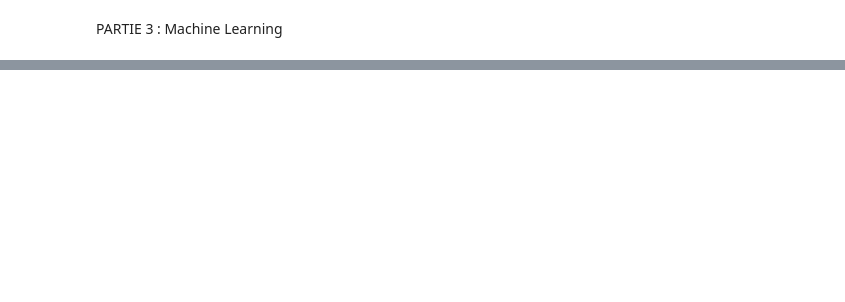
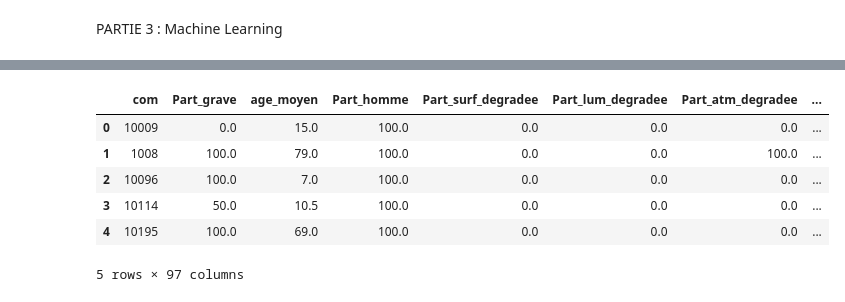
Before and after one commit to LeaBarreau/Data_visualisation, a Jupyter notebook: Notebook.ipynb, the cells around one changed output, grey strips where cells are left out. Drawn from its saved outputs; the diff is of its cells as text; code cells hidden in the pictures; blank space fills up the shorter version.

```diff
--- a/Notebook.ipynb
+++ b/Notebook.ipynb
@@ -500,3 +500,6 @@ m
 [interactive output not drawn]
 # %% [markdown]
 PARTIE 3 : Machine Learning
+# %%
+dataML = pandas.read_csv(r"Base_aggregee.csv", decimal=",")
+dataML.head(5)
@@ -502,0 +515,10 @@ PARTIE 3 : Machine Learning
+# %%
+dataencodé.head(5)
+# %% [output]
+|  | com | Part_grave | age_moyen | Part_homme | Part_surf_degradee | Part_lum_degradee | Part_atm_degradee | ... |
+| 0 | 10009 | 0.0 | 15.0 | 100.0 | 0.0 | 0.0 | 0.0 | ... |
+| 1 | 1008 | 100.0 | 79.0 | 100.0 | 0.0 | 0.0 | 100.0 | ... |
+| 2 | 10096 | 100.0 | 7.0 | 100.0 | 0.0 | 0.0 | 0.0 | ... |
+| 3 | 10114 | 50.0 | 10.5 | 100.0 | 0.0 | 0.0 | 0.0 | ... |
+| 4 | 10195 | 100.0 | 69.0 | 100.0 | 0.0 | 0.0 | 0.0 | ... |
+5 rows × 97 columns
```
Also changed, not shown: parts of 9 cells of this notebook.
